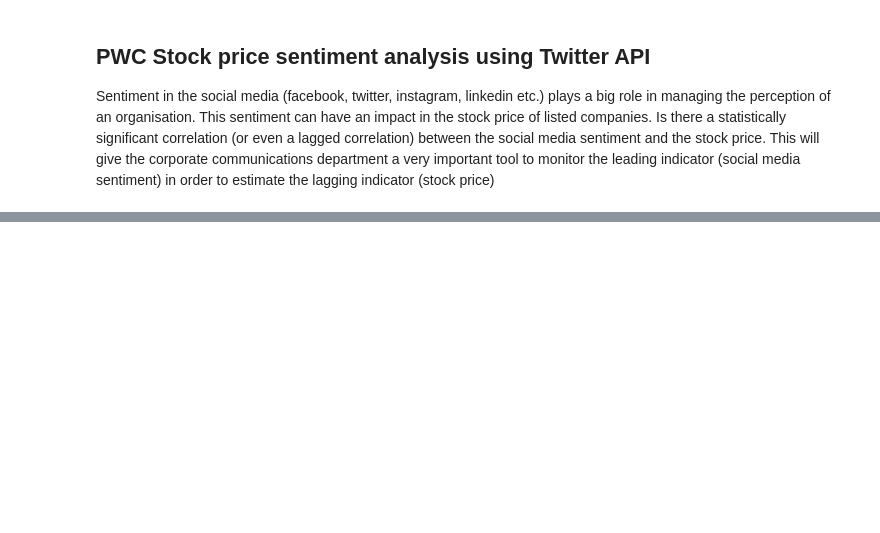
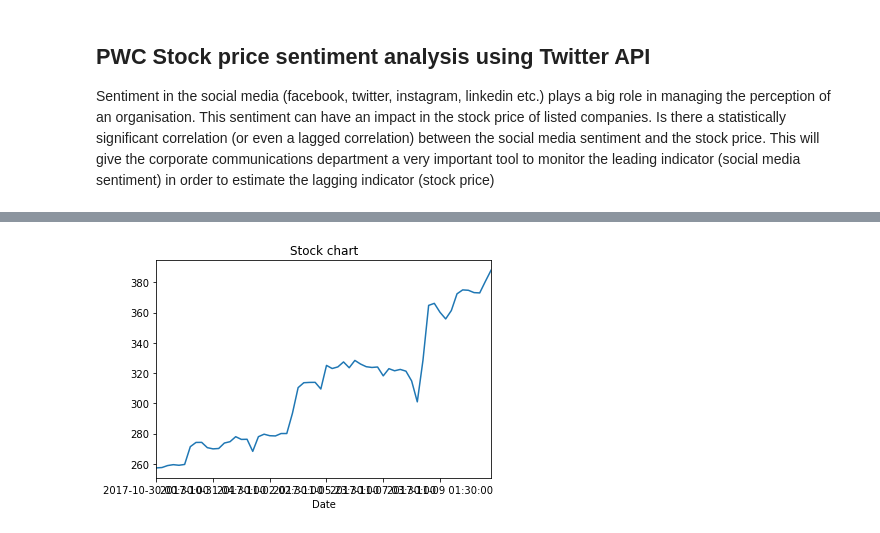
Before and after one commit to bharatwaaj/Hack2Innovate, a Jupyter notebook: Python Tweepy.ipynb, the cells around one changed output, grey strips where cells are left out. Drawn from its saved outputs; the diff is of its cells as text; code cells hidden in the pictures; blank space fills up the shorter version.

```diff
--- a/Python Tweepy.ipynb
+++ b/Python Tweepy.ipynb
@@ -142,12 +150,10 @@ HTTPError: HTTP Error 505: HTTP Version Not Supported
 # %%
+# Plotting the index using matplotlib
 def stockchart(symbol):
     key = 'PD3O8KG4280HX51V'
     ts = TimeSeries(key=key, output_format='pandas')
-    data, meta_data = ts.get_intraday(symbol=symbol,interval='1min', outputsize='full')
-    print(data)
+    data, meta_data = ts.get_intraday(symbol=symbol,interval='60min', outputsize='full')
     data['close'].plot()
     plt.title('Stock chart')
     plt.show()
-
-symbol = "Rain"
-stockchart(symbol)
+    return data
@@ -172,0 +160,5 @@ Date
+# %%
+symbol = "Rain"
+stock_data = stockchart(symbol)
+# %% [output]
+[figure, added]
```
Also changed, not shown: parts of 13 cells of this notebook, 2 other files.
